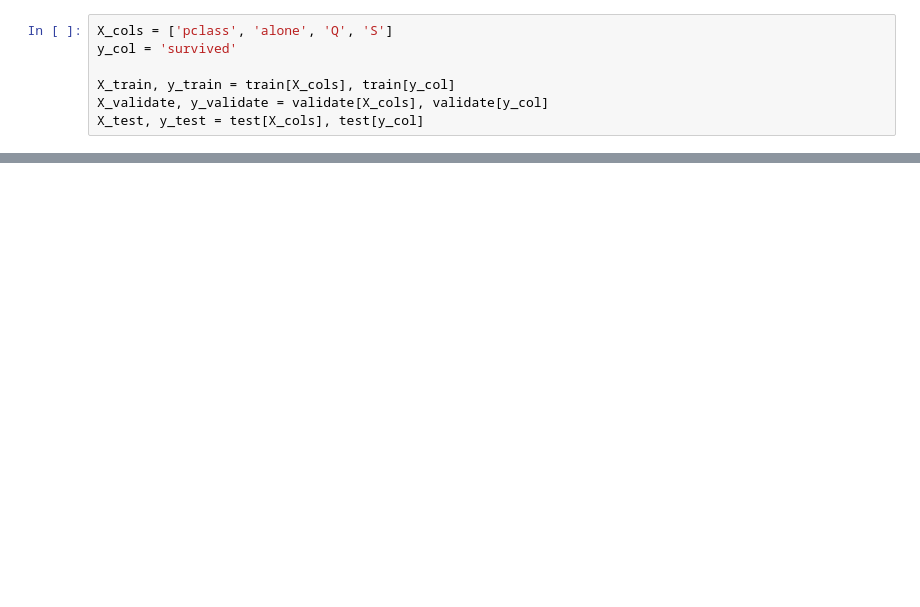
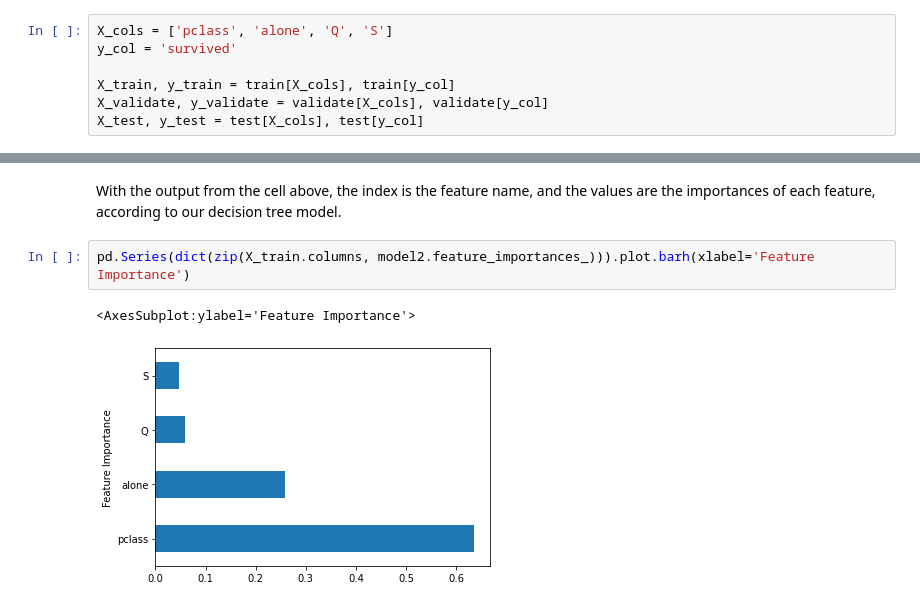
Before and after one commit to CodeupClassroom/florence-classification-exercises, a Jupyter notebook: decision_tree_lesson.ipynb, the cells around one changed output, grey strips where cells are left out. Drawn from its saved outputs; the diff is of its cells as text; blank space fills up the shorter version.

```diff
--- a/decision_tree_lesson.ipynb
+++ b/decision_tree_lesson.ipynb
@@ -69,0 +175,7 @@ print(f'validate score: {model1.score(X_validate, y_validate):.2%}')
+# %% [markdown]
+With the output from the cell above, the index is the feature name, and the values are the importances of each feature, according to our decision tree model.
+# %%
+pd.Series(dict(zip(X_train.columns, model2.feature_importances_))).plot.barh(xlabel='Feature Importance')
+# %% [output]
+<AxesSubplot:ylabel='Feature Importance'>
+[figure, added]
```
Also changed, not shown: parts of 12 cells of this notebook.
